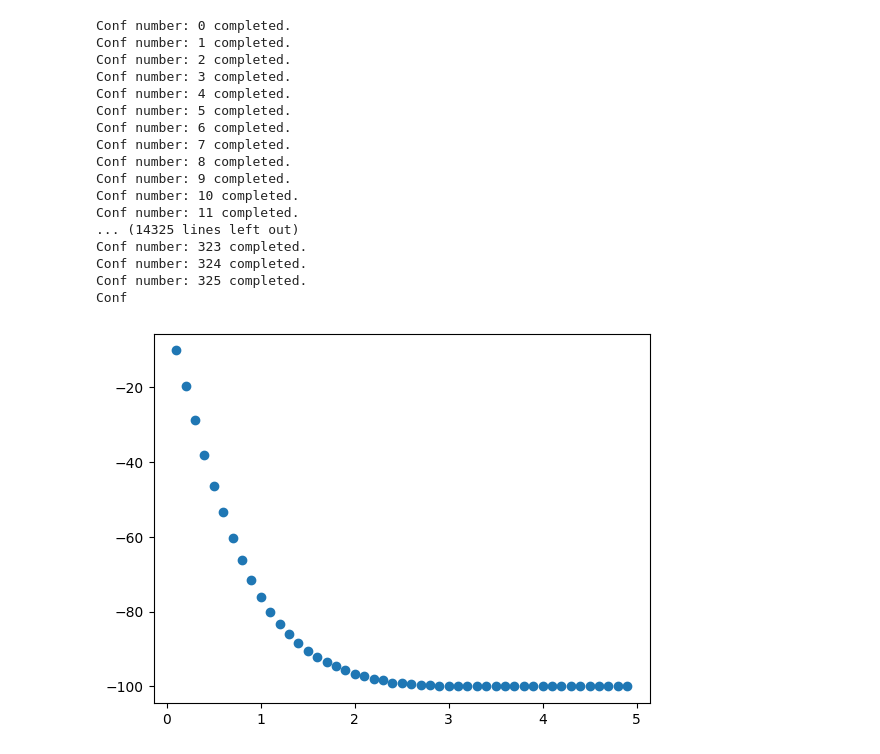
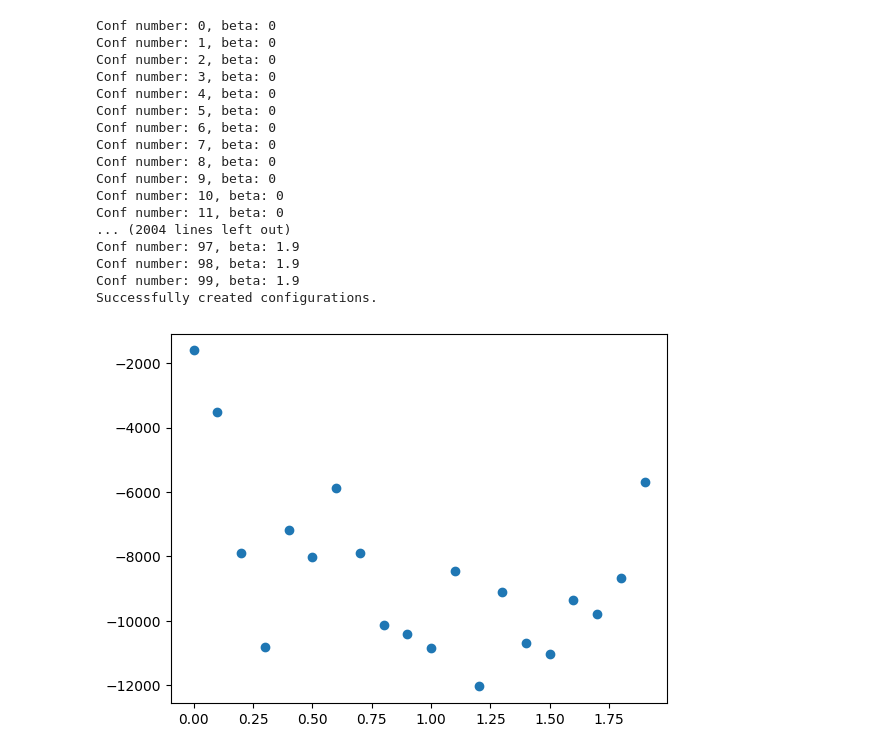
Before and after one commit to christophersoo/ising_model, a Jupyter notebook: ND_Ising/view.ipynb, the cells around one changed output. Cells and saved outputs as stored; diff of their text form; code cells hidden in the pictures.

Commit message:
added more python visualisations

```diff
--- a/ND_Ising/view.ipynb
+++ b/ND_Ising/view.ipynb
@@ -1,38 +1,53 @@
 # %%
 import subprocess
 import matplotlib.pyplot as plt
 import numpy as np
 import pandas as pd
 
-conf_n = 1000
-mc_sweep = 10000
-subprocess.run(["g++", "-o", "main", "ND_ising_model.cpp"], check=True)
-data = {"beta": [], "energy": [], "mag": []}
-for b in range(1, 50):
-    subprocess.run(["./main", str(mc_sweep), str(conf_n), str(b*0.1)], check=True)
+# parameters
+conf_n = 100
+mc_sweep = 100
+dim = 3
+num = 100
+
+subprocess.run(["g++", "-o", "main", "ND_ising_model.cpp", "ND_ising_system.cpp"], check=True)
+
+df_full = pd.DataFrame({"beta": [], "energies": [], "mags": []})
+
+beta_values = []
+energy_values = []
+mag_values = []
+
+for b in range(0, 20):
+    subprocess.run(["./main", str(num), str(dim), str(mc_sweep), str(conf_n), str(b * 0.1)], check=True)
     df = pd.read_csv("output.csv")
-    data["beta"].append(b*0.1)
-    data["energy"].append(df["energy_total"].mean())
-    data["mag"].append(df["magnetisation"].mean())
 
-plt.scatter(data["beta"], data["energy"])
+    beta_values.append(b * 0.1)
+    energy_values.append(df["energy_total"].values.tolist())  # Convert to list
+    mag_values.append(df["magnetisation"].values.tolist())  # Convert to list
+
+df_full["beta"] = beta_values
+df_full["energies"] = energy_values
+df_full["mags"] = mag_values
+
+plt.scatter(df_full["beta"], [np.array(x).mean() for x in df_full["energies"]])
 plt.savefig("energy_v_beta.png")
 # %% [output]
-Conf number: 0 completed.
-Conf number: 1 completed.
-Conf number: 2 completed.
-Conf number: 3 completed.
-Conf number: 4 completed.
-Conf number: 5 completed.
-Conf number: 6 completed.
-Conf number: 7 completed.
-Conf number: 8 completed.
-Conf number: 9 completed.
-Conf number: 10 completed.
-Conf number: 11 completed.
-... (14325 lines left out)
-Conf number: 323 completed.
-Conf number: 324 completed.
-Conf number: 325 completed.
-Conf
+Conf number: 0, beta: 0
+Conf number: 1, beta: 0
+Conf number: 2, beta: 0
+Conf number: 3, beta: 0
+Conf number: 4, beta: 0
+Conf number: 5, beta: 0
+Conf number: 6, beta: 0
+Conf number: 7, beta: 0
+Conf number: 8, beta: 0
+Conf number: 9, beta: 0
+Conf number: 10, beta: 0
+Conf number: 11, beta: 0
+... (2004 lines left out)
+Conf number: 97, beta: 1.9
+Conf number: 98, beta: 1.9
+Conf number: 99, beta: 1.9
+Successfully created configurations.
-[figure, old version]
+[figure, new version]
```
Also changed, not shown: parts of 2 cells of this notebook, 8 other files.
